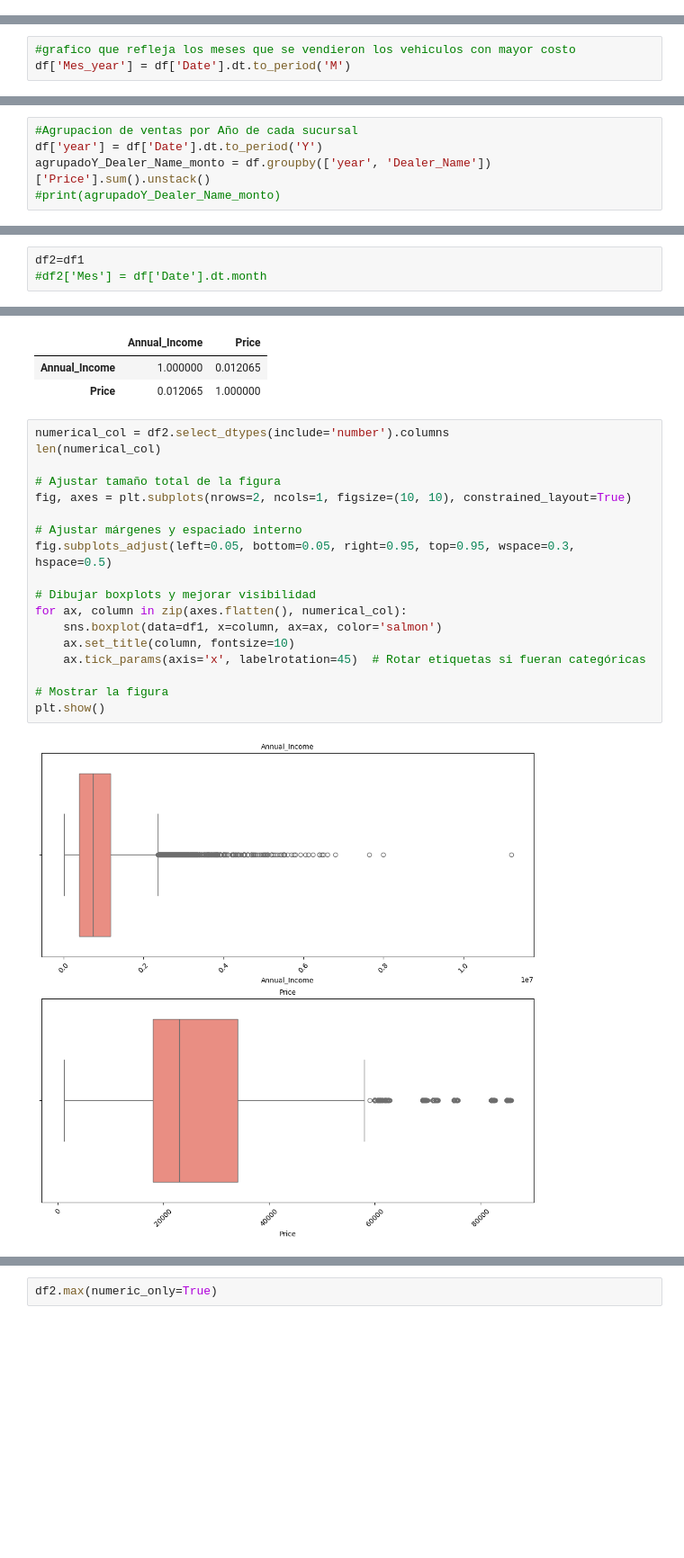
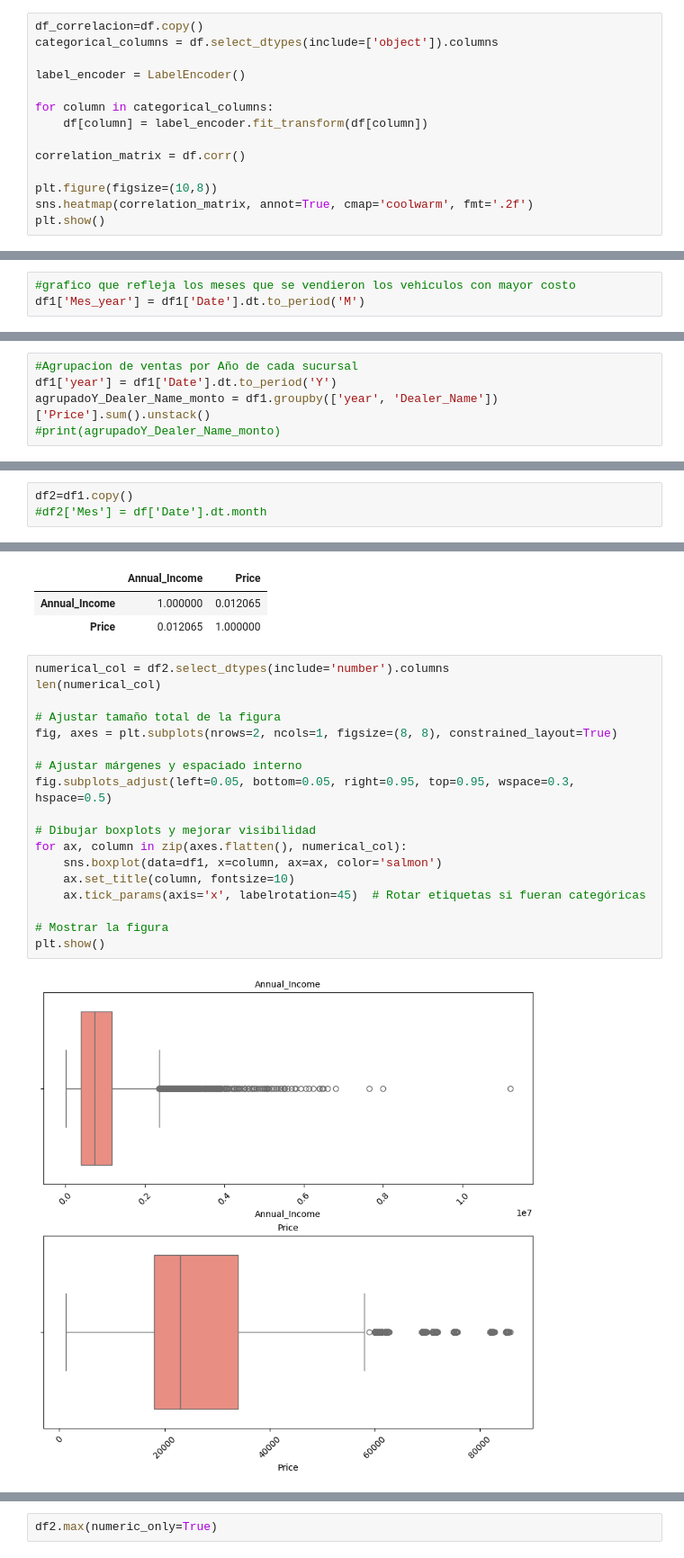
Before and after one commit to FredyR222/car_sale_boorcamp, a Jupyter notebook: code/carSale.ipynb, the cells around one changed output, grey strips where cells are left out. Shown at 90% size. Saved outputs shown, nothing was run; the diff lists cells and outputs as text; blank space fills up the shorter version.

```diff
--- a/code/carSale.ipynb
+++ b/code/carSale.ipynb
@@ -131,3 +133,17 @@ if duplicados>0 :
     df1 = df1.drop_duplicates()
 # %% [output]
 Cantidad de duplicados: 0
+# %%
+df_correlacion=df.copy()
+categorical_columns = df.select_dtypes(include=['object']).columns
+
+label_encoder = LabelEncoder()
+
+for column in categorical_columns:
+    df[column] = label_encoder.fit_transform(df[column])
+
+correlation_matrix = df.corr()
+
+plt.figure(figsize=(10,8))
+sns.heatmap(correlation_matrix, annot=True, cmap='coolwarm', fmt='.2f')
+plt.show()
@@ -252,6 +325,6 @@ Name: Price, dtype: float64
 # %%
 #grafico que refleja los meses que se vendieron los vehiculos con mayor costo
-df['Mes_year'] = df['Date'].dt.to_period('M')
+df1['Mes_year'] = df1['Date'].dt.to_period('M')
 # %%
 for genero in df1['Gender'].unique():
     plt.figure(figsize=(12,5))
@@ -273,7 +346,7 @@ for genero in df1['Gender'].unique():
 # %%
 #Agrupacion de ventas por Año de cada sucursal
-df['year'] = df['Date'].dt.to_period('Y')
-agrupadoY_Dealer_Name_monto = df.groupby(['year', 'Dealer_Name'])['Price'].sum().unstack()
+df1['year'] = df1['Date'].dt.to_period('Y')
+agrupadoY_Dealer_Name_monto = df1.groupby(['year', 'Dealer_Name'])['Price'].sum().unstack()
 #print(agrupadoY_Dealer_Name_monto)
 # %%
 plt.figure(figsize=(10,6))
@@ -289,7 +362,7 @@ plt.show()
 <Figure size 1000x600 with 0 Axes>
 [figure]
 # %%
-df2=df1
+df2=df1.copy()
 #df2['Mes'] = df['Date'].dt.month
 # %%
 
@@ -311,20 +384,20 @@ df2.corr()
 # %%
 numerical_col = df2.select_dtypes(include='number').columns
 len(numerical_col)
 
 # Ajustar tamaño total de la figura
-fig, axes = plt.subplots(nrows=2, ncols=1, figsize=(10, 10), constrained_layout=True)
+fig, axes = plt.subplots(nrows=2, ncols=1, figsize=(8, 8), constrained_layout=True)
 
 # Ajustar márgenes y espaciado interno
 fig.subplots_adjust(left=0.05, bottom=0.05, right=0.95, top=0.95, wspace=0.3, hspace=0.5)
 
 # Dibujar boxplots y mejorar visibilidad
 for ax, column in zip(axes.flatten(), numerical_col):
     sns.boxplot(data=df1, x=column, ax=ax, color='salmon')
     ax.set_title(column, fontsize=10)
     ax.tick_params(axis='x', labelrotation=45)  # Rotar etiquetas si fueran categóricas
 
 # Mostrar la figura
 plt.show()
 # %% [output]
-[figure, old version]
+[figure, new version]
```
Also changed, not shown: parts of 14 cells of this notebook, 1 other file.
